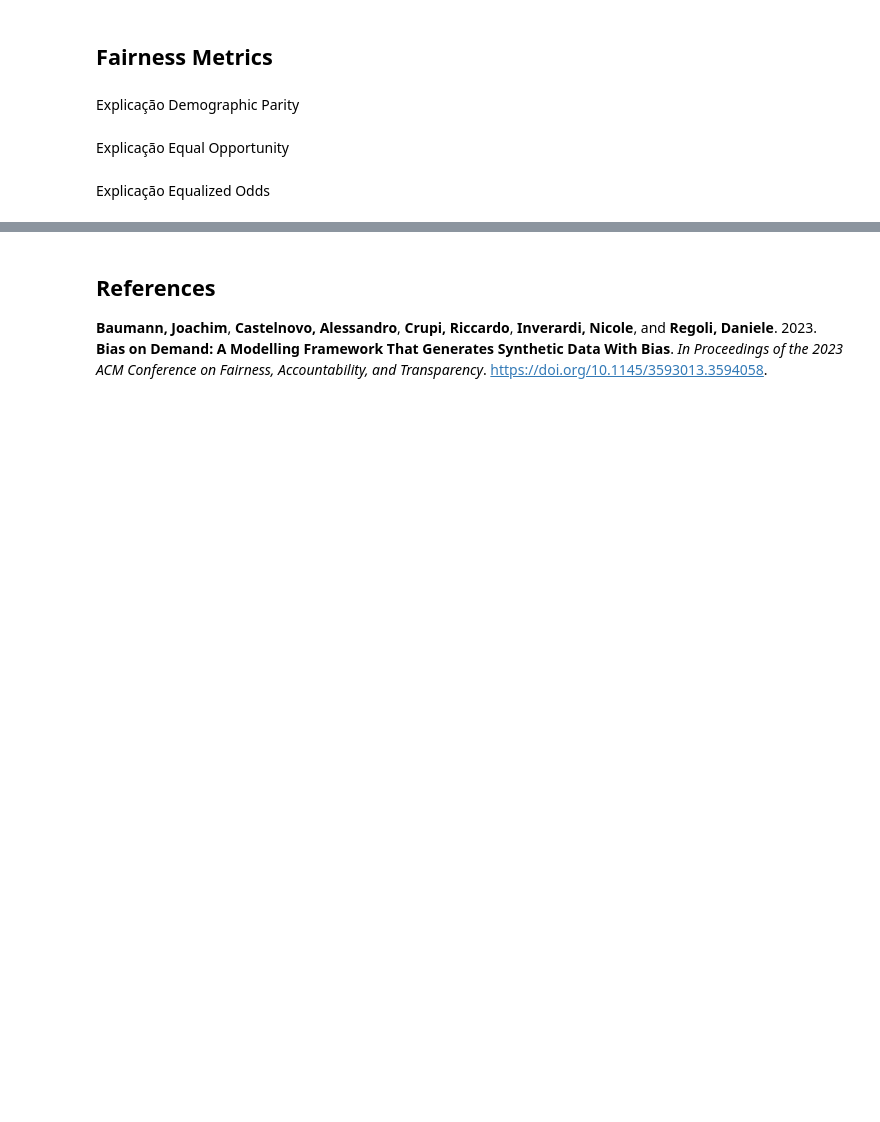
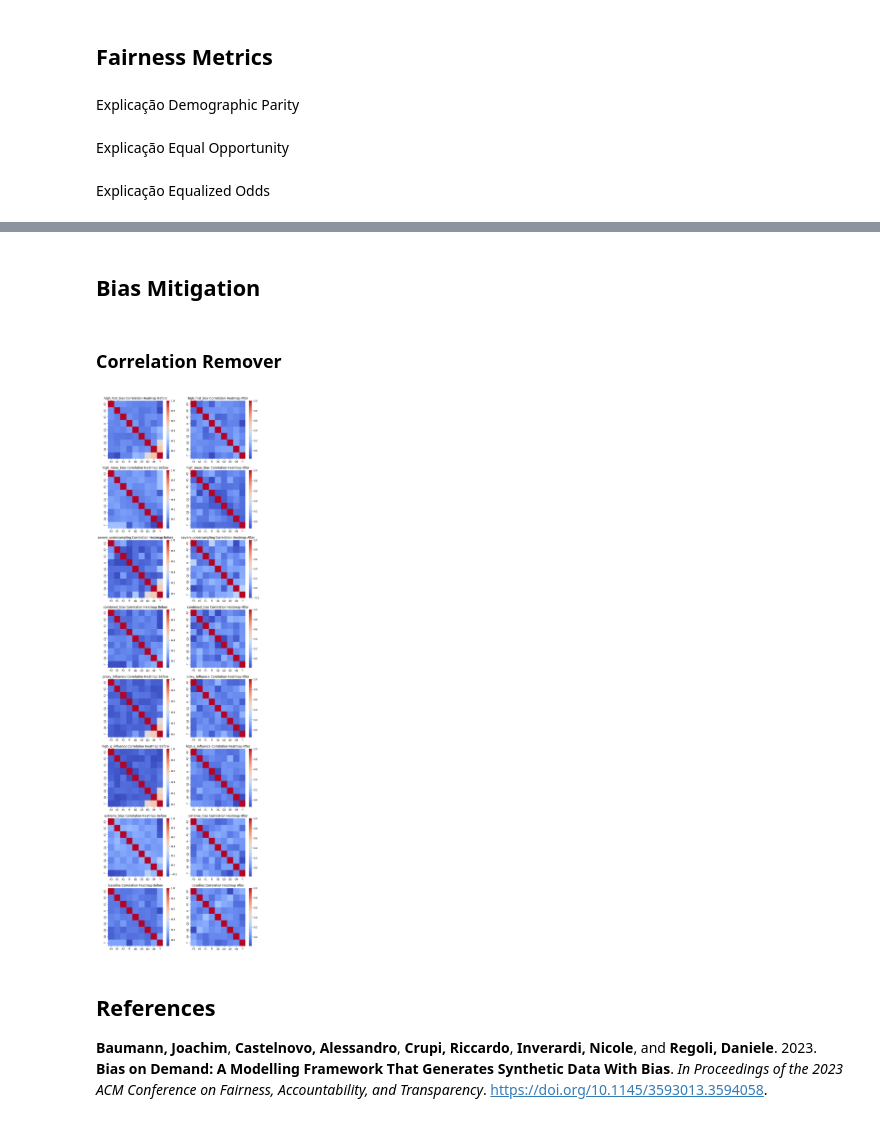
Before and after one commit to PRCSousa/Tabular-Bias-Simulation-And-Mitigation, a Jupyter notebook: main.ipynb, the cells around one changed output, grey strips where cells are left out. Drawn from its saved outputs; the diff is of its cells as text; code cells hidden in the pictures; blank space fills up the shorter version.

```diff
--- a/main.ipynb
+++ b/main.ipynb
@@ -822,3 +748,50 @@ audit_extreme_bias.summary_plot(["tpr", "fpr", "pprev"])
+# %% [markdown]
+## Bias Mitigation
+# %% [markdown]
+### Correlation Remover
+# %%
+from fairlearn.preprocessing import CorrelationRemover
+fig, axs = plt.subplots(8, 2, figsize=(11, 40))
+axs = axs.flatten()
+
+sensitive_features = ['A1', 'A2', 'A3']
+
+for i, setting_name in enumerate(datasets.keys()):
+    y_train = datasets[setting_name]['y_train']
+    x_train = datasets[setting_name]['X_train']
+
+    x_train = x_train[['A3', 'A2', 'A1'] + [col for col in x_train.columns if col not in ['A3', 'A2', 'A1']]]
+
+    df_bef = pd.concat([x_train, y_train], axis=1)
+    corr_bef = df_bef.corr()
+
+    for sensitive_feature in sensitive_features:
+        #print(f'Processing {setting_name} - {sensitive_feature}')
+        #print("Has NaN values:", x_train.isnull().values.any())
+
+        # if has NaN, drop rows with NaN
+        if x_train.isnull().values.any():
+            x_train = x_train.dropna()
+
+        #print("Shape before:", x_train.shape)
+        correlation_remover = CorrelationRemover(sensitive_feature_ids=[sensitive_feature])
+        x_train_w = correlation_remover.fit_transform(x_train,y_train)
+        x_train_w = pd.DataFrame(x_train_w, columns=[col for col in x_train.columns if col != sensitive_feature])
+        x_train_w.insert(0, sensitive_feature, x_train[sensitive_feature])
+        x_train = x_train_w
+        #print("Shape after:", x_train.shape)
+
+    df_aft = pd.concat([x_train, y_train], axis=1)
+    corr_aft = df_aft.corr()
+
+    sns.heatmap(corr_bef, ax=axs[i*2], cmap='coolwarm')
+    sns.heatmap(corr_aft, ax=axs[i*2+1], cmap='coolwarm')
+    axs[i*2].set_title(f'{setting_name} Correlation Heatmap Before')
+    axs[i*2+1].set_title(f'{setting_name} Correlation Heatmap After')
+
+plt.show()
+# %% [output]
+[figure, added]
 # %% [markdown]
 ## References
 
```
Also changed, not shown: parts of 22 cells of this notebook, 35 other files.
